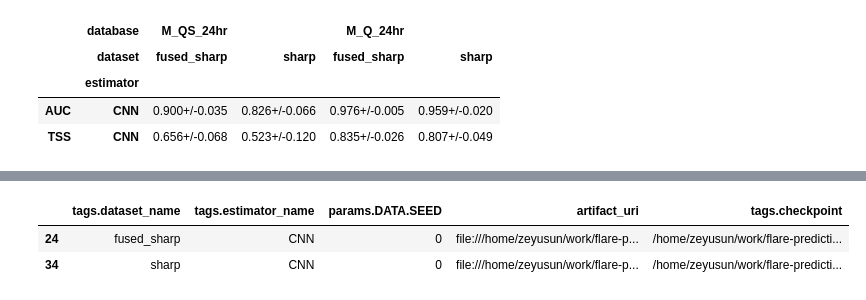
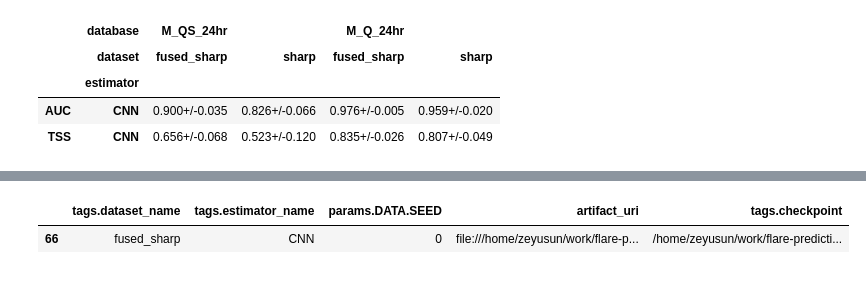
Before and after one commit to ZeyuSun/flare-prediction-smarp, a Jupyter notebook: notebooks/mlflow_results.ipynb, the cells around one changed output, grey strips where cells are left out. Cells and saved outputs as stored; diff of their text form; code cells hidden in the pictures.

```diff
--- a/notebooks/mlflow_results.ipynb
+++ b/notebooks/mlflow_results.ipynb
@@ -1007,6 +1008,10 @@ columns = {
 }
 rows = {}
 runs_raw = retrieve('leaderboard3', 'LSTM_CNN') #, p=0)
+
+# Select only CNN for comparison with 'leaderboard3: CNN_more_epochs'
+runs_raw = runs_raw[runs_raw['tags.estimator_name'] == 'CNN']
+
 runs = select(runs_raw, columns, rows)
 ckpt = runs_raw['tags.checkpoint'].str.extract(r'epoch=(?P<epoch>[0-9]+)-step=(?P<step>[0-9]+)').astype(int)
 runs = pd.concat((runs, ckpt), axis=1)
@@ -1099,19 +1087,18 @@ style(runs)
 # %%
 mask = (
     (runs_raw['params.DATA.SEED'] == '0') &
-    (runs_raw['tags.dataset_name'].isin(['sharp', 'fused_sharp'])) &
+    (runs_raw['tags.dataset_name'].isin(['fused_sharp'])) &
     (runs_raw['tags.estimator_name'].isin(['CNN'])) #, 'LSTM'
     #runs_raw['artifact_uri'].str.contains('ce3844') # one particularly bad learning curve observed in tensorboard
     #[10] # this is the worst in all runs
 )
 runs_raw.loc[
     mask,
     ['tags.dataset_name', 'tags.estimator_name', 'params.DATA.SEED', 'artifact_uri', 'tags.checkpoint']
 ]
 # %% [output]
 |  | tags.dataset_name | tags.estimator_name | params.DATA.SEED | artifact_uri | tags.checkpoint |
-| 24 | fused_sharp | CNN | 0 | file:///home/zeyusun/work/flare-p... | /home/zeyusun/work/flare-predicti... |
-| 34 | sharp | CNN | 0 | file:///home/zeyusun/work/flare-p... | /home/zeyusun/work/flare-predicti... |
+| 66 | fused_sharp | CNN | 0 | file:///home/zeyusun/work/flare-p... | /home/zeyusun/work/flare-predicti... |
 # %%
 dirs = tensorboard(runs_raw.loc[mask])
 %tensorboard --logdir_spec {dirs}
```
Also changed, not shown: parts of 14 cells of this notebook.
